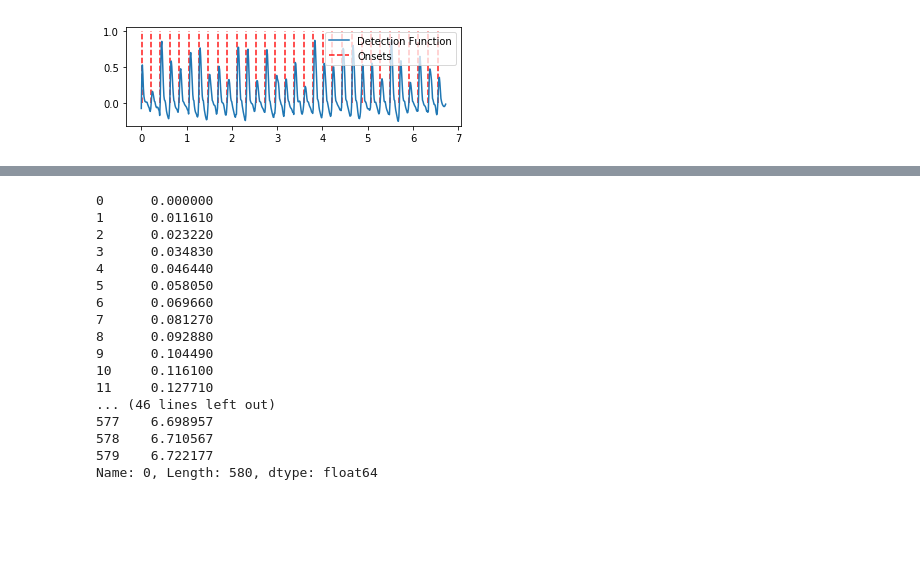
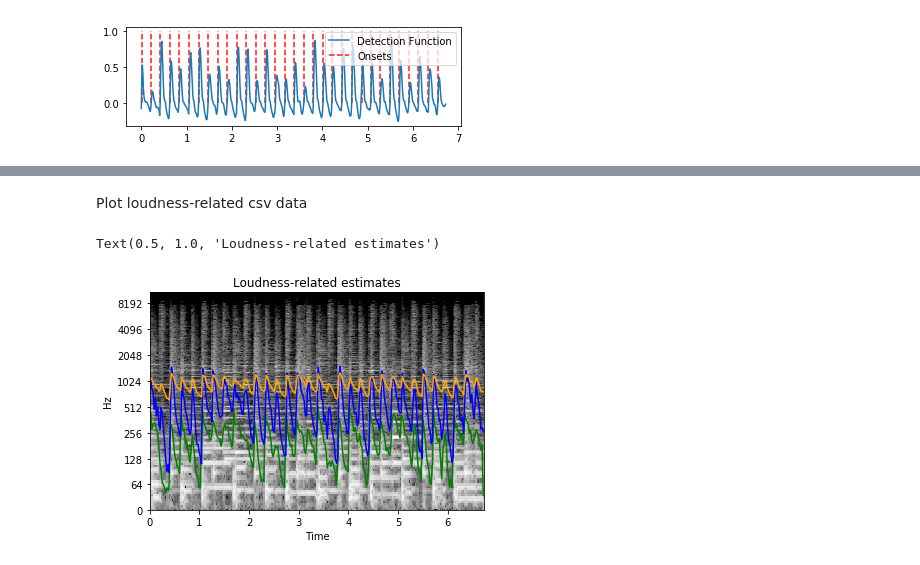
Before and after one commit to dahvvv/bc_signalprocessing, a Jupyter notebook: assign4/HW_Sonic_Annotator.ipynb, the cells around one changed output, grey strips where cells are left out. Drawn from its saved outputs; the diff is of its cells as text; code cells hidden in the pictures; blank space fills up the shorter version.

Commit message:
plot loudness-related csv data

```diff
--- a/assign4/HW_Sonic_Annotator.ipynb
+++ b/assign4/HW_Sonic_Annotator.ipynb
@@ -153,20 +132,23 @@ Name: 1, Length: 580, dtype: float64
-# %%
-onset_func_times
-# %% [output]
-0      0.000000
-1      0.011610
-2      0.023220
-3      0.034830
-4      0.046440
-5      0.058050
-6      0.069660
-7      0.081270
-8      0.092880
-9      0.104490
-10     0.116100
-11     0.127710
-... (46 lines left out)
-577    6.698957
-578    6.710567
-579    6.722177
-Name: 0, Length: 580, dtype: float64
+# %% [markdown]
+Plot loudness-related csv data
+# %%
+rms_csv = pandas.read_csv('./SonicAnnotatorCSVs/kingsLoop_vamp_bbc-vamp-plugins_bbc-energy_rmsenergy.csv', header=None)
+rms_times = rms_csv.loc[:,0]
+rms_vals = rms_csv.loc[:,1]
+
+intensity_csv = pandas.read_csv('./SonicAnnotatorCSVs/kingsLoop_vamp_bbc-vamp-plugins_bbc-intensity_intensity.csv', header=None)
+intensity_times = intensity_csv.loc[:,0]
+intensity_vals = intensity_csv.loc[:,1]
+
+loudness_csv = pandas.read_csv('./SonicAnnotatorCSVs/kingsLoop_vamp_vamp-libxtract_loudness_loudness.csv', header=None)
+loudness_times = loudness_csv.loc[:,0]
+loudness_vals = loudness_csv.loc[:,1]
+
+librosa.display.specshow(mags_db, x_axis='time', y_axis='log', cmap='gray')
+plotlib.plot(rms_times, rms_vals * 1000, color='g')
+plotlib.plot(intensity_times, intensity_vals, color='b')
+plotlib.plot(loudness_times, loudness_vals * 100, color='orange')
+plotlib.title('Loudness-related estimates')
+# %% [output]
+Text(0.5, 1.0, 'Loudness-related estimates')
+[figure, added]
```
Also changed, not shown: parts of 1 cell of this notebook.
